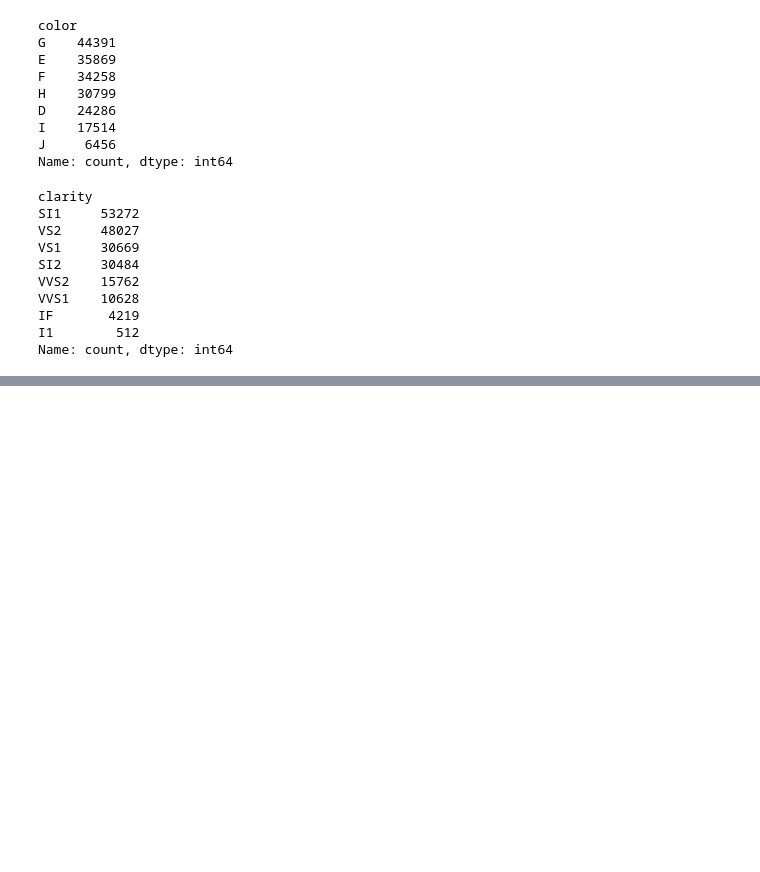
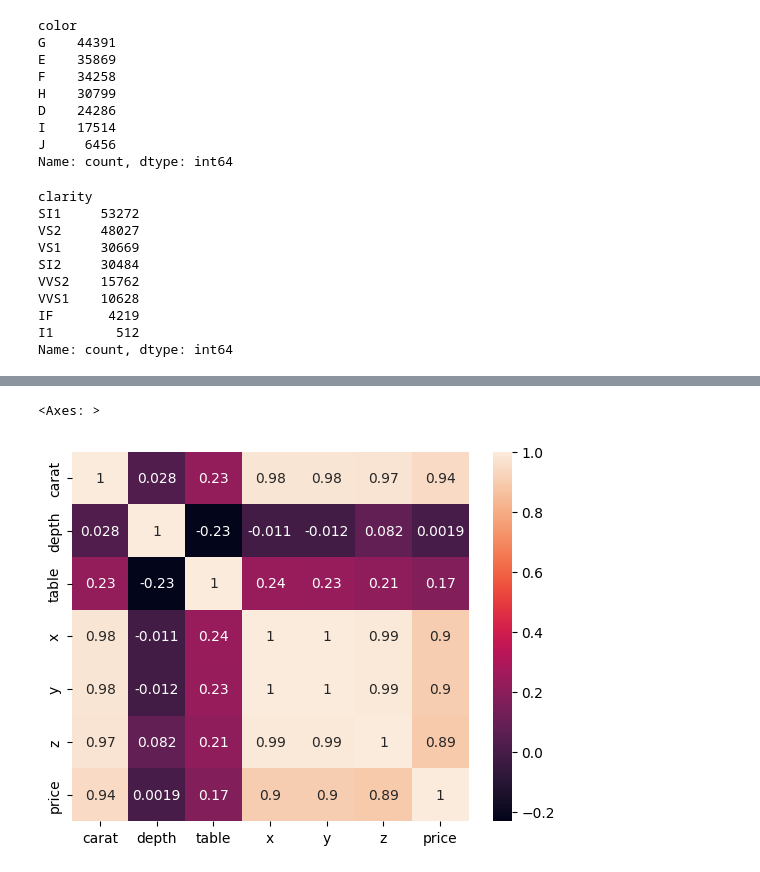
Before and after one commit to Kaveriborse/end-to-end-project, a Jupyter notebook: notebooks/research.ipynb, the cells around one changed output, grey strips where cells are left out. Drawn from its saved outputs; the diff is of its cells as text; code cells hidden in the pictures; blank space fills up the shorter version.

```diff
--- a/notebooks/research.ipynb
+++ b/notebooks/research.ipynb
@@ -282,0 +303,5 @@ Name: count, dtype: int64
+# %%
+sns.heatmap(data[numerical_col].corr(),annot=True)
+# %% [output]
+<Axes: >
+[figure, added]
```
Also changed, not shown: parts of 13 cells of this notebook.
